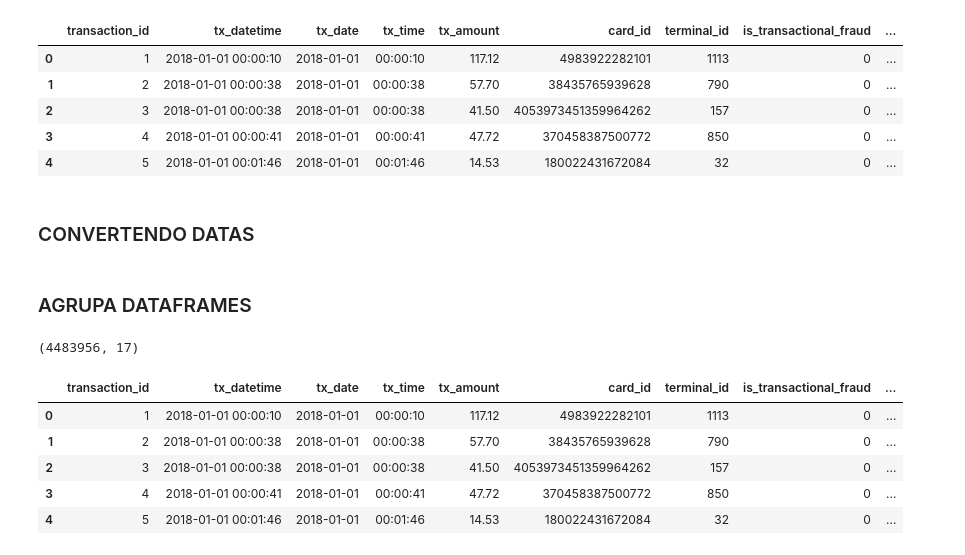
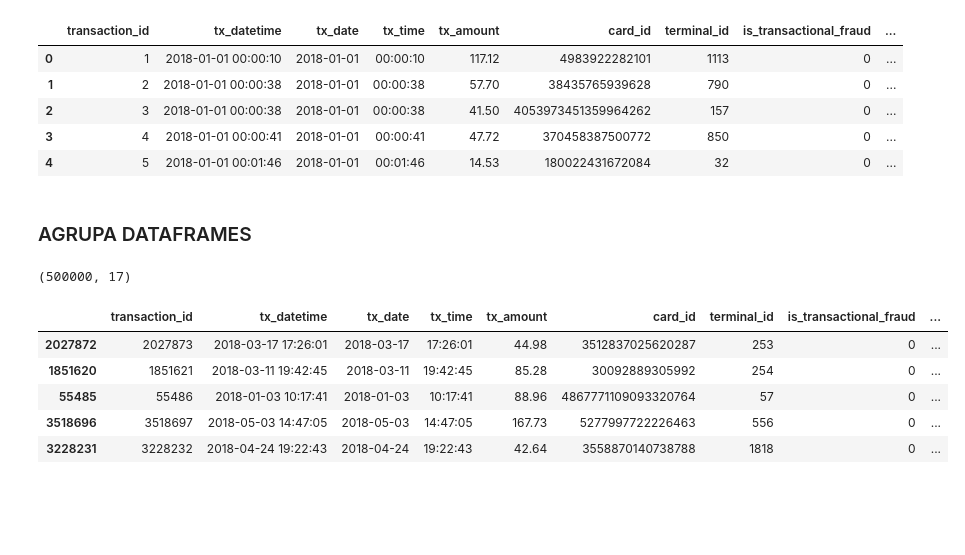
Before and after one commit to insper-classroom/2025-1-app-froidulentos-app, a Jupyter notebook: preprocess.ipynb, the cells around one changed output. Cells and saved outputs as stored; diff of their text form; code cells hidden in the pictures; blank space fills up the shorter version.

```diff
--- a/preprocess.ipynb
+++ b/preprocess.ipynb
@@ -46,5 +46,3 @@ transactions.head()
 | 2 | 3 | 2018-01-01 00:00:38 | 2018-01-01 | 00:00:38 | 41.50 | 4053973451359964262 | 157 | 0 | ... |
 | 3 | 4 | 2018-01-01 00:00:41 | 2018-01-01 | 00:00:41 | 47.72 | 370458387500772 | 850 | 0 | ... |
 | 4 | 5 | 2018-01-01 00:01:46 | 2018-01-01 | 00:01:46 | 14.53 | 180022431672084 | 32 | 0 | ... |
-# %% [markdown]
-### CONVERTENDO DATAS
@@ -62,20 +51,20 @@ convert_dates(payers, terminals, transactions)
 # %%
 def concat_dataframes(payers, terminals, transactions):
 
     df = transactions.merge(payers, left_on="card_id", right_on="card_hash", how="left")
     df = df.merge(terminals, on="terminal_id", how="left")
     return df
 
 df = concat_dataframes(payers, terminals, transactions)
-
+df = df.sample(n=500000, random_state=42)
 print(f"{df.shape}")
 
 df.head()
 # %% [output]
-(4483956, 17)
+(500000, 17)
 |  | transaction_id | tx_datetime | tx_date | tx_time | tx_amount | card_id | terminal_id | is_transactional_fraud | ... |
-| 0 | 1 | 2018-01-01 00:00:10 | 2018-01-01 | 00:00:10 | 117.12 | 4983922282101 | 1113 | 0 | ... |
-| 1 | 2 | 2018-01-01 00:00:38 | 2018-01-01 | 00:00:38 | 57.70 | 38435765939628 | 790 | 0 | ... |
-| 2 | 3 | 2018-01-01 00:00:38 | 2018-01-01 | 00:00:38 | 41.50 | 4053973451359964262 | 157 | 0 | ... |
-| 3 | 4 | 2018-01-01 00:00:41 | 2018-01-01 | 00:00:41 | 47.72 | 370458387500772 | 850 | 0 | ... |
-| 4 | 5 | 2018-01-01 00:01:46 | 2018-01-01 | 00:01:46 | 14.53 | 180022431672084 | 32 | 0 | ... |
+| 2027872 | 2027873 | 2018-03-17 17:26:01 | 2018-03-17 | 17:26:01 | 44.98 | 3512837025620287 | 253 | 0 | ... |
+| 1851620 | 1851621 | 2018-03-11 19:42:45 | 2018-03-11 | 19:42:45 | 85.28 | 30092889305992 | 254 | 0 | ... |
+| 55485 | 55486 | 2018-01-03 10:17:41 | 2018-01-03 | 10:17:41 | 88.96 | 4867771109093320764 | 57 | 0 | ... |
+| 3518696 | 3518697 | 2018-05-03 14:47:05 | 2018-05-03 | 14:47:05 | 167.73 | 5277997722226463 | 556 | 0 | ... |
+| 3228231 | 3228232 | 2018-04-24 19:22:43 | 2018-04-24 | 19:22:43 | 42.64 | 3558870140738788 | 1818 | 0 | ... |
```
Also changed, not shown: parts of 12 cells of this notebook.
